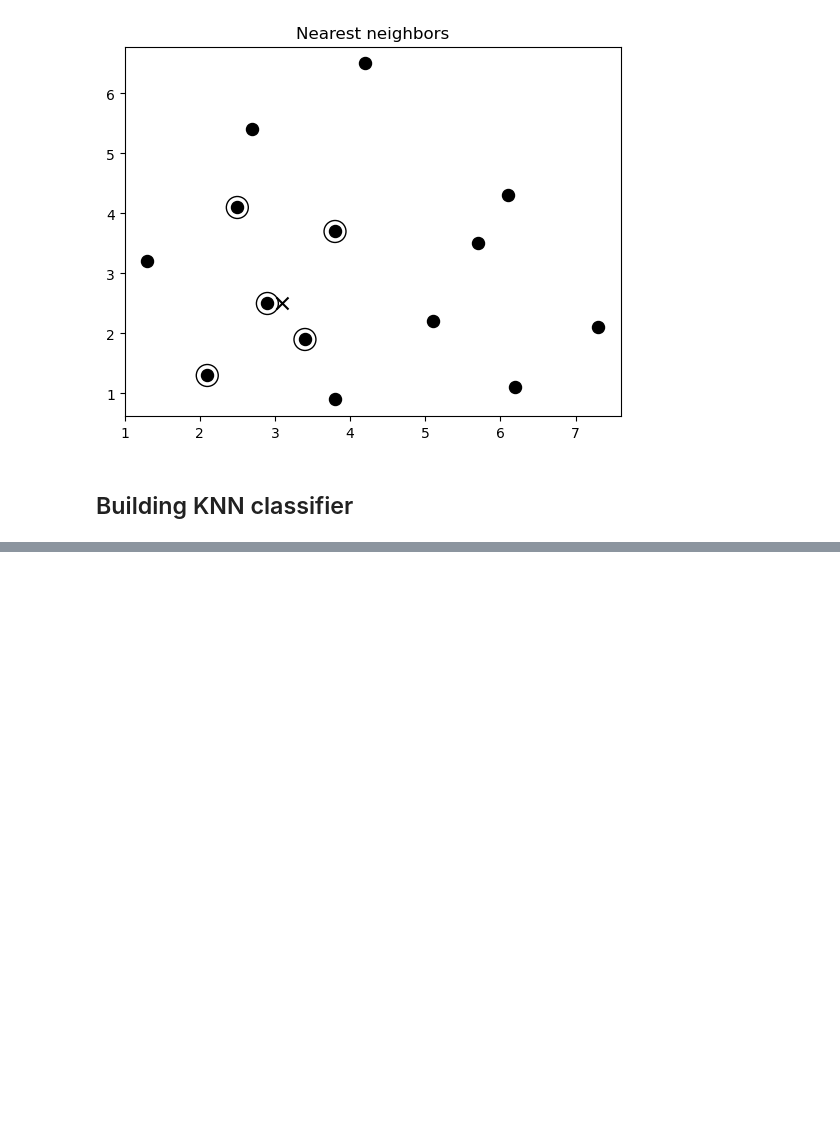
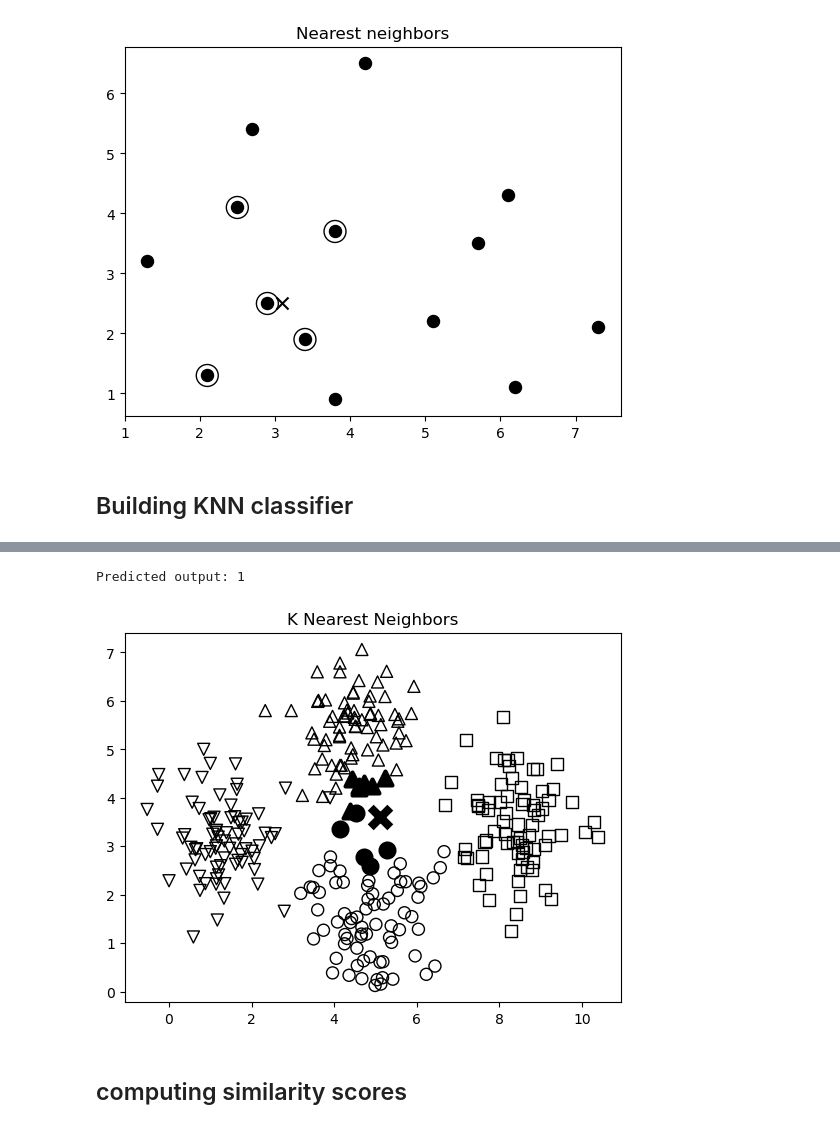
Before and after one commit to Amithmg6/project_recommand, a Jupyter notebook: aiwpy_chap5/pipeline_trainer_nb.ipynb, the cells around one changed output, grey strips where cells are left out. Saved outputs shown, nothing was run; the diff lists cells and outputs as text; code cells hidden in the pictures; blank space fills up the shorter version.

```diff
--- a/aiwpy_chap5/pipeline_trainer_nb.ipynb
+++ b/aiwpy_chap5/pipeline_trainer_nb.ipynb
@@ -174,0 +282,24 @@ plt.show()
+# %%
+# Plot k nearest neighbors
+plt.figure()
+plt.title('K Nearest Neighbors')
+
+for i in indices:
+    plt.scatter(X[i, 0], X[i, 1], marker=mapper[y[i]],
+            linewidth=3, s=100, facecolors='black')
+
+plt.scatter(test_datapoint[0], test_datapoint[1], marker='x',
+        linewidth=6, s=200, facecolors='black')
+
+for i in range(X.shape[0]):
+    plt.scatter(X[i, 0], X[i, 1], marker=mapper[i],
+            s=75, edgecolors='black', facecolors='none')
+
+print("Predicted output:", classifier.predict([test_datapoint])[0])
+
+plt.show()
+# %% [output]
+Predicted output: 1
+[figure, added]
+# %% [markdown]
+## computing similarity scores
```
Also changed, not shown: parts of 16 cells of this notebook, 1 other file.
